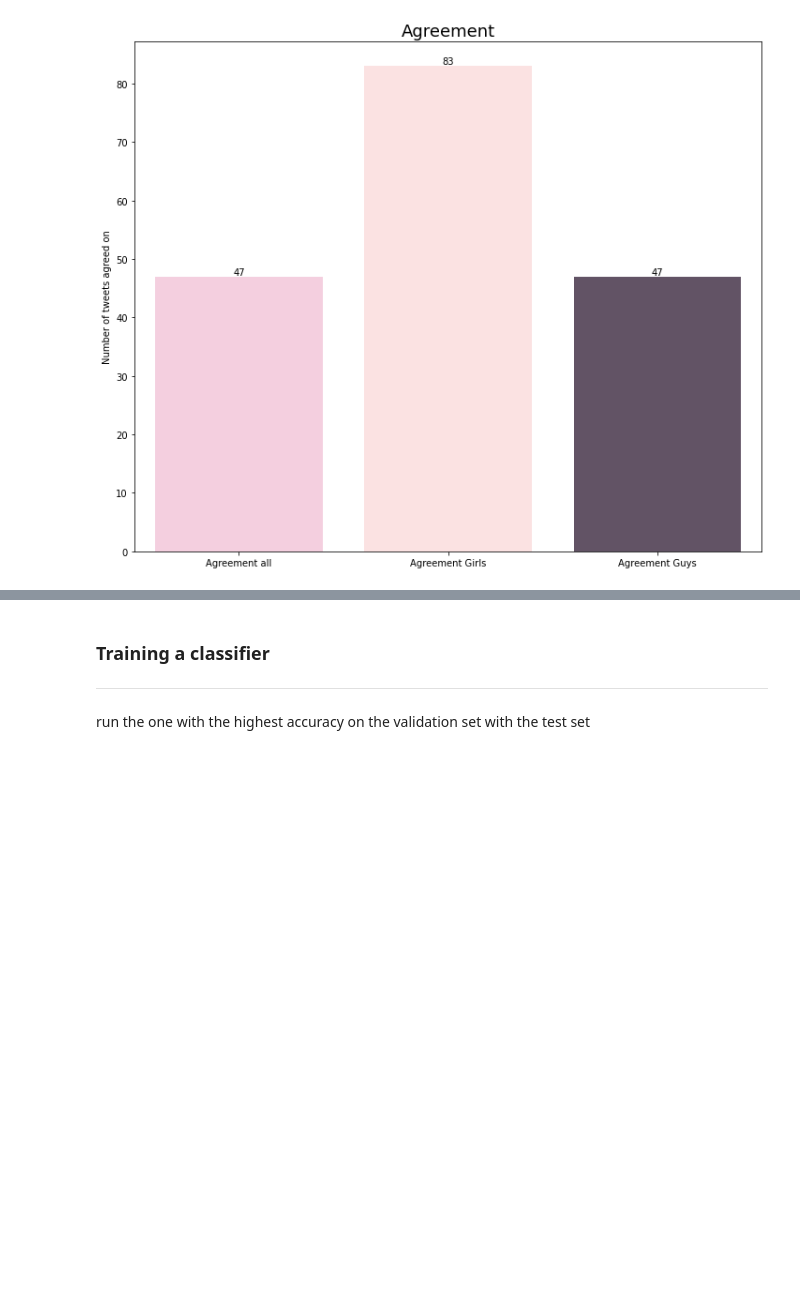
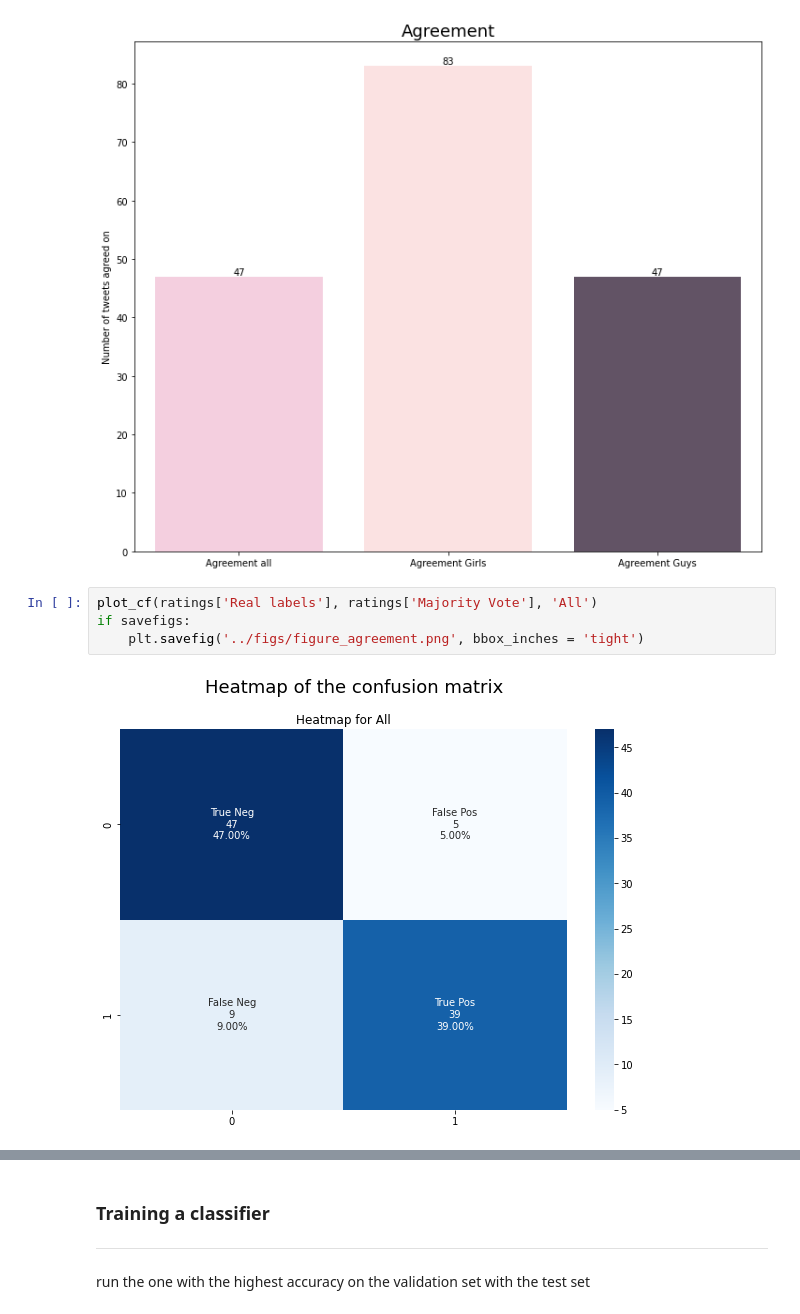
Before and after one commit to ITU-Bumblebees/fypgroup02_project3, a Jupyter notebook: notebooks/final.ipynb, the cells around one changed output, grey strips where cells are left out. Saved outputs shown, nothing was run; the diff lists cells and outputs as text; blank space fills up the shorter version.

Commit message:
inter annotator agreement and plots

```diff
--- a/notebooks/final.ipynb
+++ b/notebooks/final.ipynb
@@ -339,5 +310,11 @@ if savefigs:
     plt.savefig('../figs/figure_agreement.png', bbox_inches='tight')
 # %% [output]
 [figure]
+# %%
+plot_cf(ratings['Real labels'], ratings['Majority Vote'], 'All')
+if savefigs:
+    plt.savefig('../figs/figure_agreement.png', bbox_inches = 'tight')
+# %% [output]
+[figure, added]
 # %% [markdown]
 The results from this task show that different annotators had different perceptions of what hate speech is. Moreover, there seemed to be a difference in agreement when taking the gender of the annotators into account. However, this could also be due to an unequal number of annotators (2 and 3). Even though we have carefully read the guidelines, the difference in our results may be also caused by our internal beliefs that subconsciously may have impacted our annotations. \
```
Also changed, not shown: parts of 8 cells of this notebook, 4 other files.
